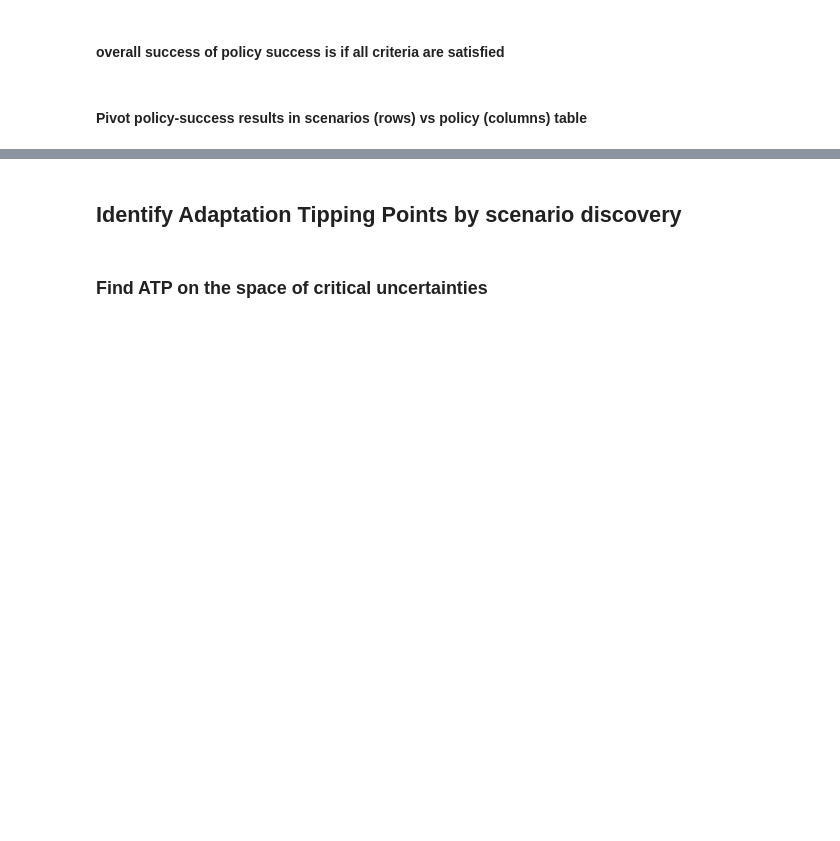
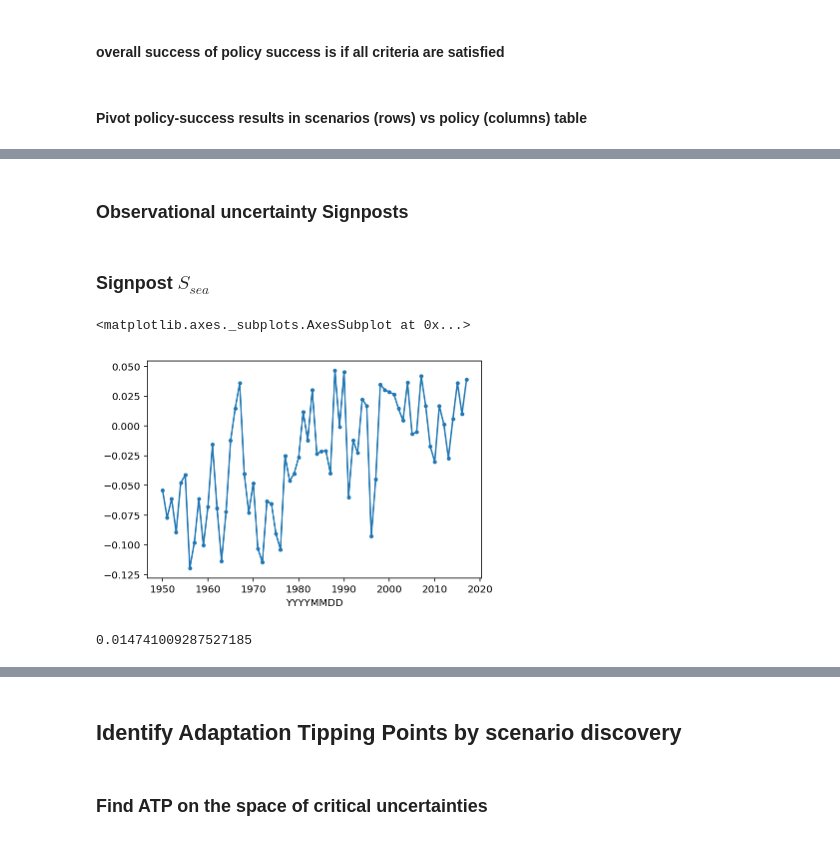
Before and after one commit to luciofaso/Monitoring_DAP, a Jupyter notebook: 3_Ijsselmeer/adaptive_ijsselmeer.ipynb, the cells around one changed output, grey strips where cells are left out. Drawn from its saved outputs; the diff is of its cells as text; code cells hidden in the pictures; blank space fills up the shorter version.

```diff
--- a/3_Ijsselmeer/adaptive_ijsselmeer.ipynb
+++ b/3_Ijsselmeer/adaptive_ijsselmeer.ipynb
@@ -170,0 +149,4 @@ dtype: int64
+# %% [markdown]
+### Observational uncertainty Signposts
+# %%
+forcings = pd.read_csv('data/Ijsselmeer/forcings.csv',index_col=0,parse_dates=[0])
@@ -170,0 +155,13 @@ dtype: int64
+# %% [markdown]
+### Signpost $S_{sea}$
+# %%
+yearly_wl_mean = forcings['sea level'].groupby(forcings.index.year).mean()
+yearly_wl_mean.plot(marker='.')
+# %% [output]
+<matplotlib.axes._subplots.AxesSubplot at 0x...>
+[figure, added]
+# %%
+sigma_Ssea = yearly_wl_mean.std() / np.sqrt( window_size )
+sigma_Ssea
+# %% [output]
+0.014741009287527185
```
Also changed, not shown: parts of 74 cells of this notebook.
